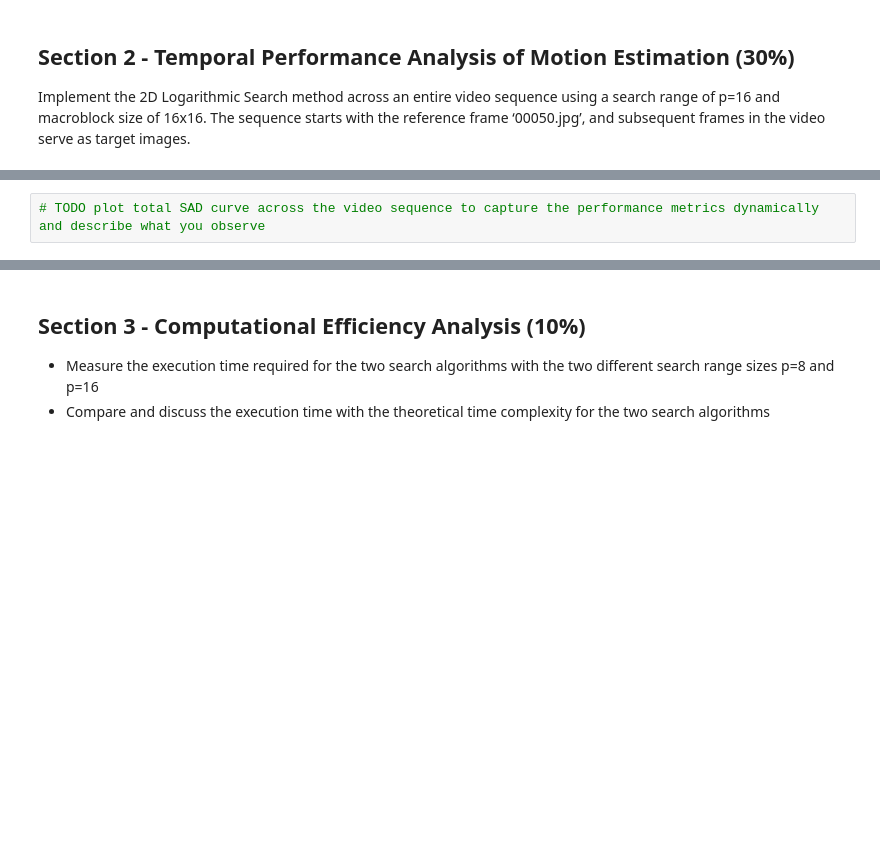
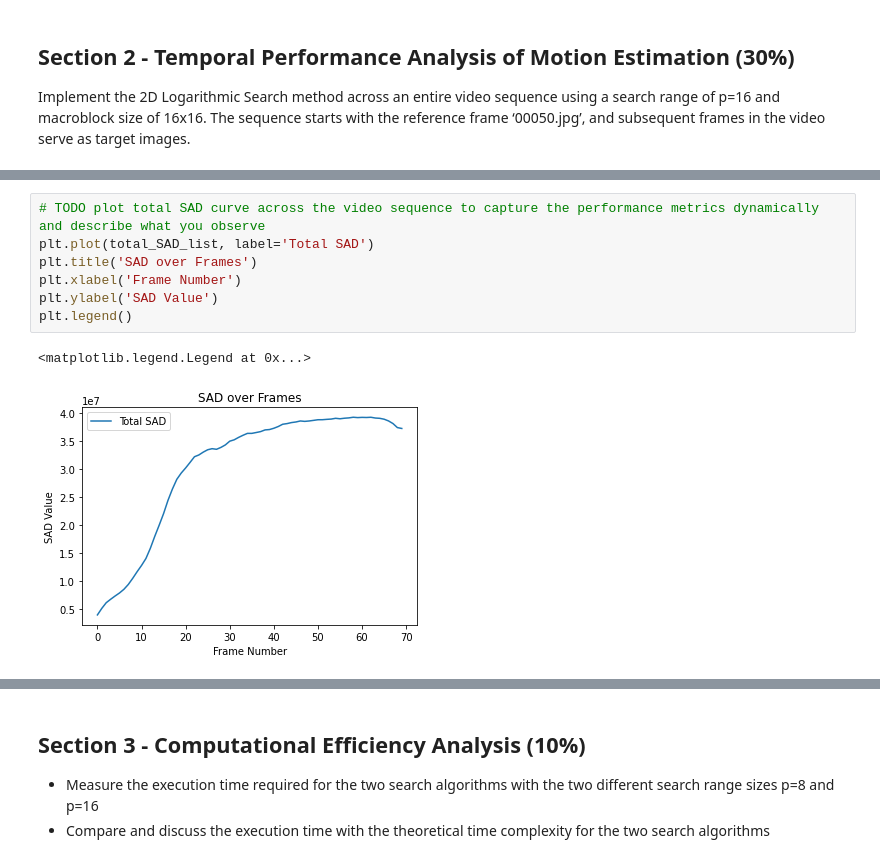
Before and after one commit to huiyuiui/MultimediaHw, a Jupyter notebook: HW3/HW3.ipynb, the cells around one changed output, grey strips where cells are left out. Saved outputs shown, nothing was run; the diff lists cells and outputs as text; blank space fills up the shorter version.

```diff
--- a/HW3/HW3.ipynb
+++ b/HW3/HW3.ipynb
@@ -390,4 +448,12 @@ def frames_to_video(image_folder, video_path, frame_width, frame_height, fps=30,
 # %%
 # TODO plot total SAD curve across the video sequence to capture the performance metrics dynamically and describe what you observe
+plt.plot(total_SAD_list, label='Total SAD')
+plt.title('SAD over Frames')
+plt.xlabel('Frame Number')
+plt.ylabel('SAD Value')
+plt.legend()
+# %% [output]
+<matplotlib.legend.Legend at 0x...>
+[figure, added]
 # %%
 # TODO plot PSNR curve across the video sequence to capture the performance metrics dynamically and describe what you observe
```
Also changed, not shown: parts of 12 cells of this notebook, 1 other file.
